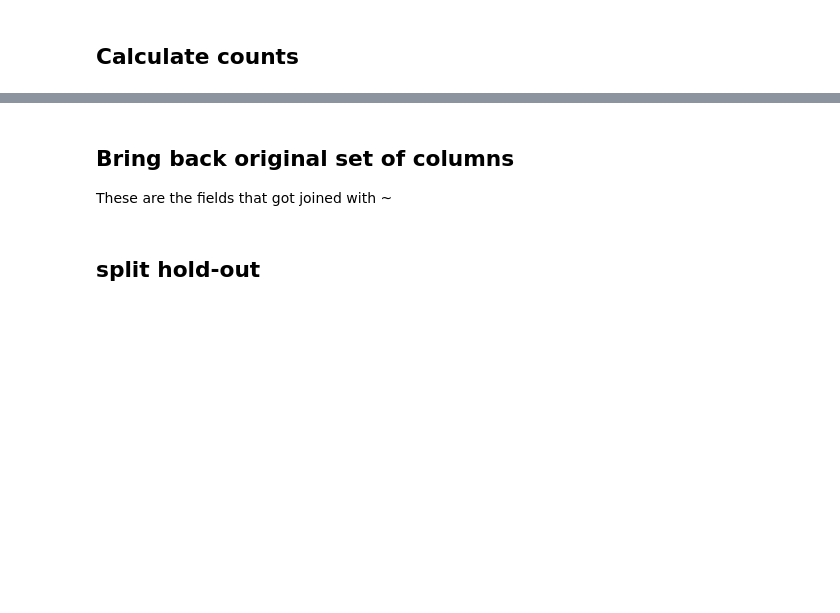
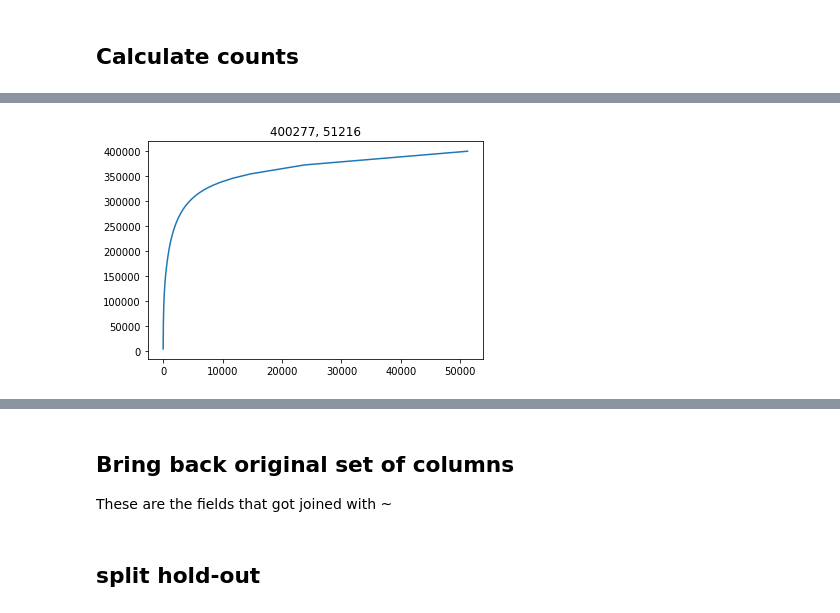
Before and after one commit to shadiakiki1986/datadriven-submissions, a Jupyter notebook: 46-box-plots-for-education-reboot/1-explore.ipynb, the cells around one changed output, grey strips where cells are left out. Saved outputs shown, nothing was run; the diff lists cells and outputs as text; code cells hidden in the pictures; blank space fills up the shorter version.

```diff
--- a/46-box-plots-for-education-reboot/1-explore.ipynb
+++ b/46-box-plots-for-education-reboot/1-explore.ipynb
@@ -98,10 +223,12 @@ stats.index.get_loc(k1)
 # %%
 # plt.bar(x=range(stats.shape[0]), height=stats.values)
 # n_pts = 500000
 # plt.bar(x=range(n_pts), height=stats.iloc[:n_pts])
-plt.plot(stats.values.cumsum())
+plt.plot(stats.sort_values(ascending=False).values.cumsum())
 plt.title("%s, %s"%(stats.values.sum(), stats.shape[0]))
 plt.show()
+# %% [output]
+[figure, added]
 # %%
 k1 = stats.sort_values(ascending=False).reset_index().loc[0]['index']
 # %%
```
Also changed, not shown: parts of 23 cells of this notebook, 2 other files.
